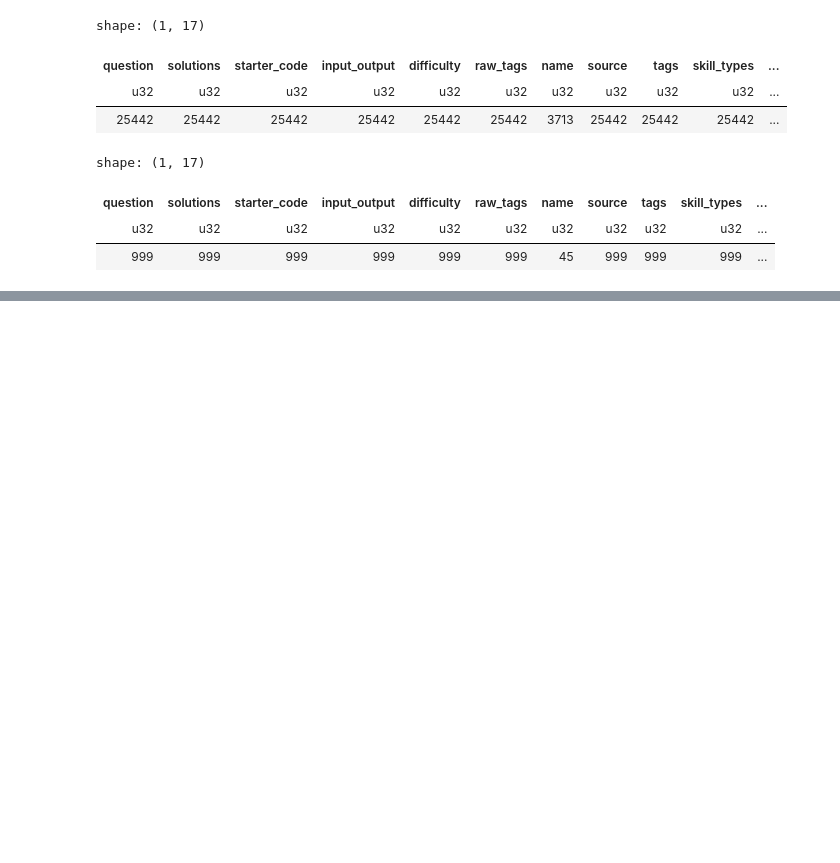
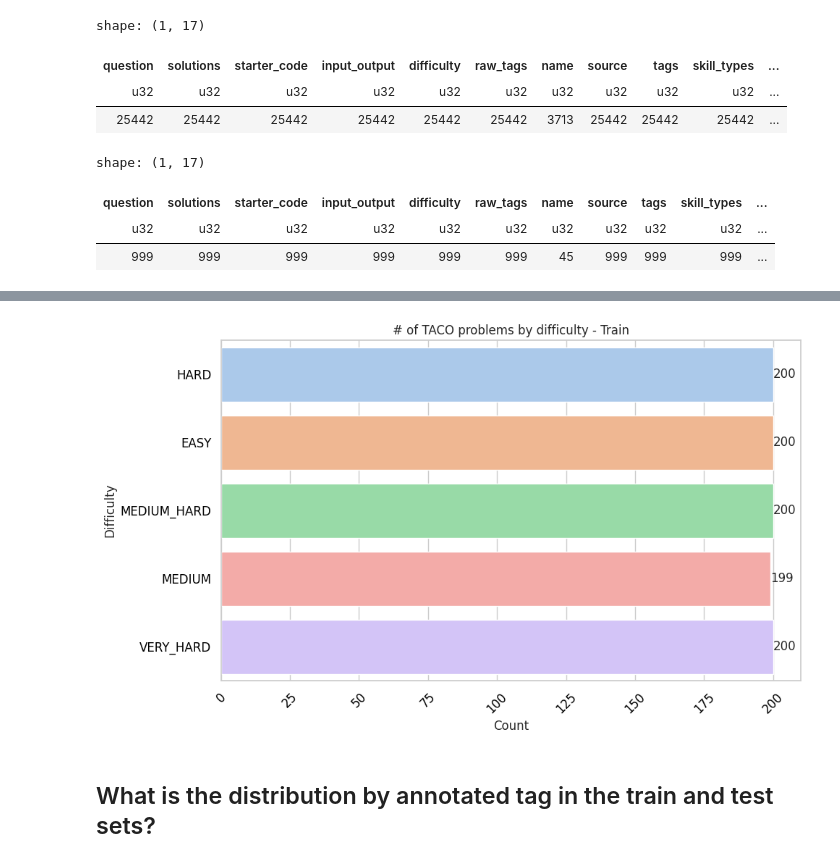
Before and after one commit to CaioRhoden/datamodels-context-reduction, a Jupyter notebook: eda/taco/eda_taco.ipynb, the cells around one changed output, grey strips where cells are left out. Saved outputs shown, nothing was run; the diff lists cells and outputs as text; code cells hidden in the pictures; blank space fills up the shorter version.

```diff
--- a/eda/taco/eda_taco.ipynb
+++ b/eda/taco/eda_taco.ipynb
@@ -72,0 +107,24 @@ shape: (1, 17)
+# %%
+_view = df_test.group_by("difficulty").len()
+plt.figure(figsize=(10, 6))
+sns.barplot(x="len", y="difficulty", data=_view, orient="h", palette="pastel", hue="difficulty", legend=False)
+
+# Rotate x-axis labels diagonally
+plt.xticks(rotation=45)
+
+# Add bar values as text
+for index, value in enumerate(_view["len"]):
+    plt.text(value, index, f"{value}", va="center")
+
+# Add labels and title
+plt.xlabel("Count")
+plt.ylabel("Difficulty")
+plt.title("# of TACO problems by difficulty - Train")
+
+# Show plot
+plt.tight_layout()
+plt.show()
+# %% [output]
+[figure, added]
+# %% [markdown]
+## What is the distribution by annotated tag in the train and test sets?
```
Also changed, not shown: parts of 20 cells of this notebook.
